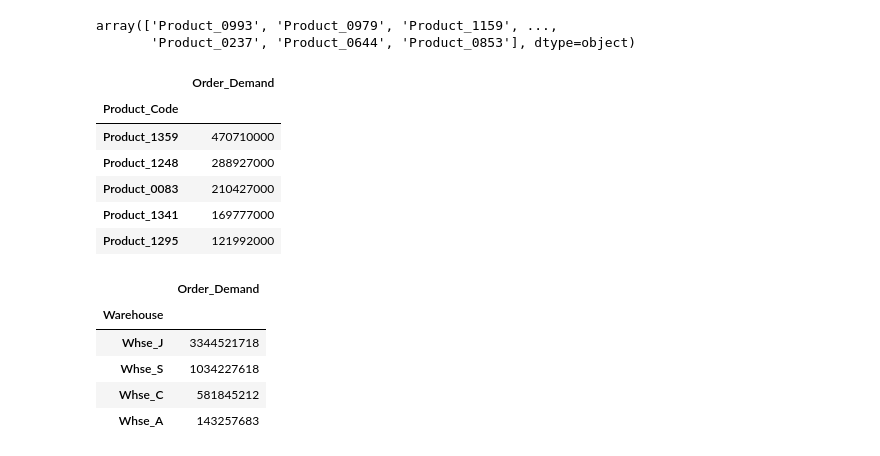
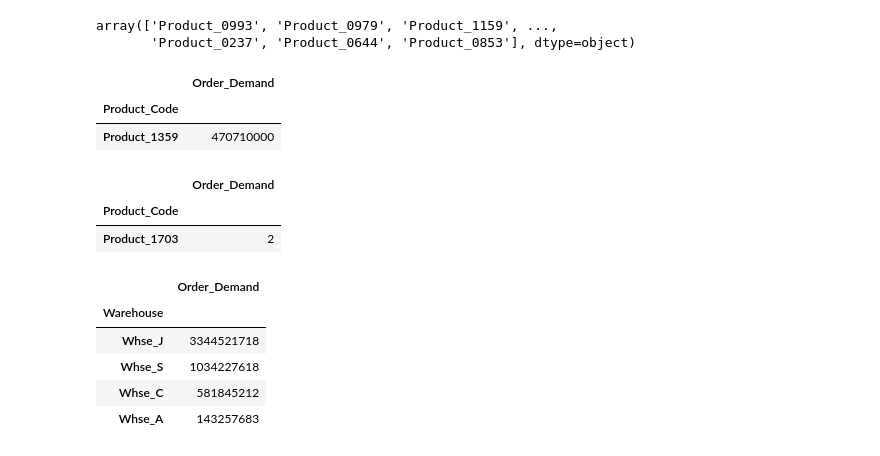
Before and after one commit to Nidhimidha/WorldWide-Products, a Jupyter notebook: notebooks/WorldWide Products FBProphet.ipynb, the cells around one changed output. Cells and saved outputs as stored; diff of their text form; code cells hidden in the pictures.

```diff
--- a/notebooks/WorldWide Products FBProphet.ipynb
+++ b/notebooks/WorldWide Products FBProphet.ipynb
@@ -74,12 +75,8 @@ array(['Product_0993', 'Product_0979', 'Product_1159', ...,
 # %%
 ## Which product has maximum demand?
 # %%
-demand.groupby("Product_Code").sum().sort_values("Order_Demand", ascending=False).head(5)
+demand.groupby("Product_Code").sum().sort_values("Order_Demand", ascending=False).head(1)
 # %% [output]
 |  | Order_Demand |
 | Product_Code |  |
 | Product_1359 | 470710000 |
-| Product_1248 | 288927000 |
-| Product_0083 | 210427000 |
-| Product_1341 | 169777000 |
-| Product_1295 | 121992000 |
@@ -86,3 +85,9 @@ demand.groupby("Product_Code").sum().sort_values("Order_Demand", ascending=False
+# %%
+demand.groupby("Product_Code").sum().sort_values("Order_Demand", ascending=False).tail(1)
+# %% [output]
+|  | Order_Demand |
+| Product_Code |  |
+| Product_1703 | 2 |
 # %%
 ## Which warehouse has maximum demand?
 # %%
```
Also changed, not shown: parts of 17 cells of this notebook, 1 other file.
